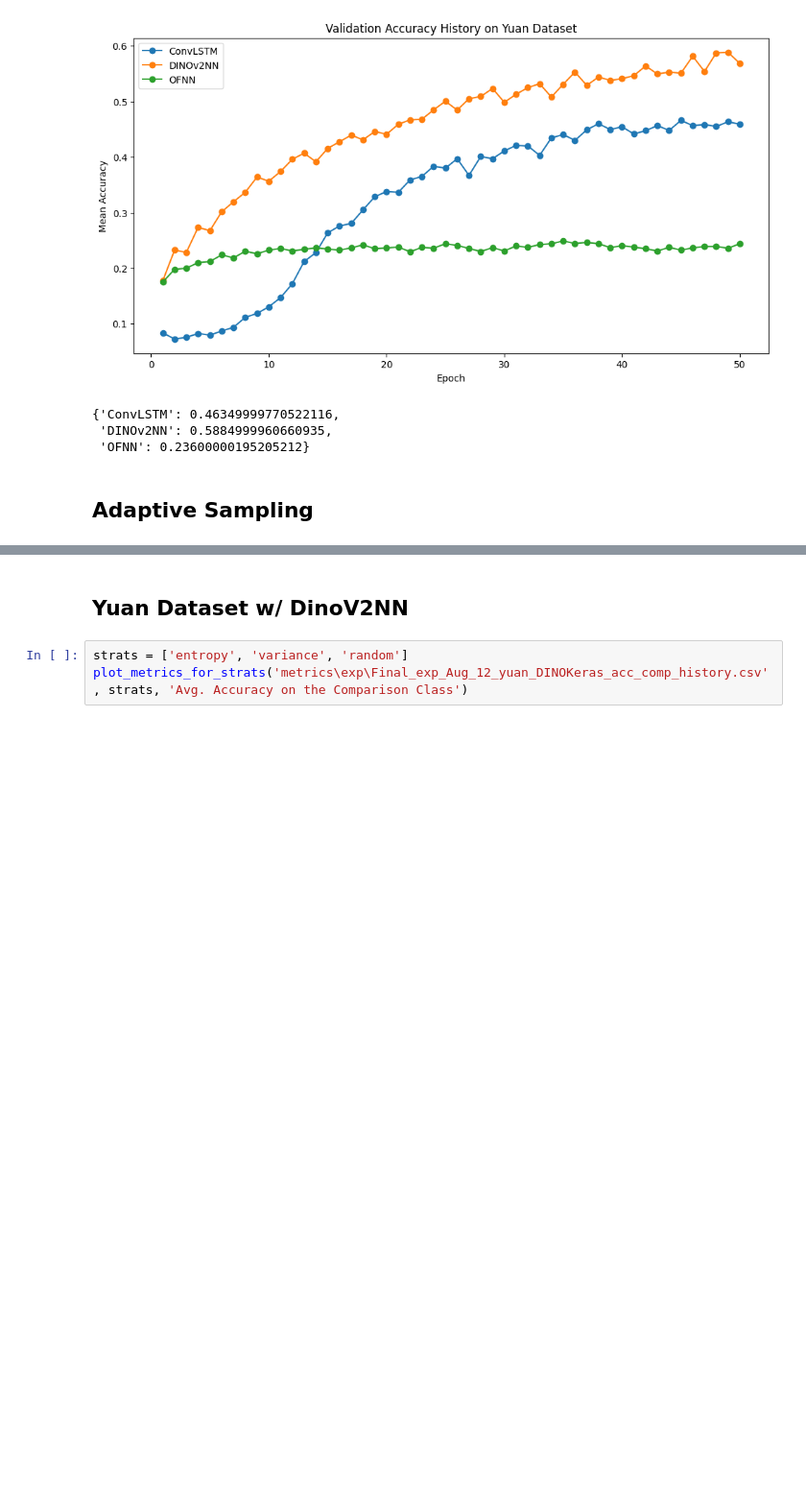
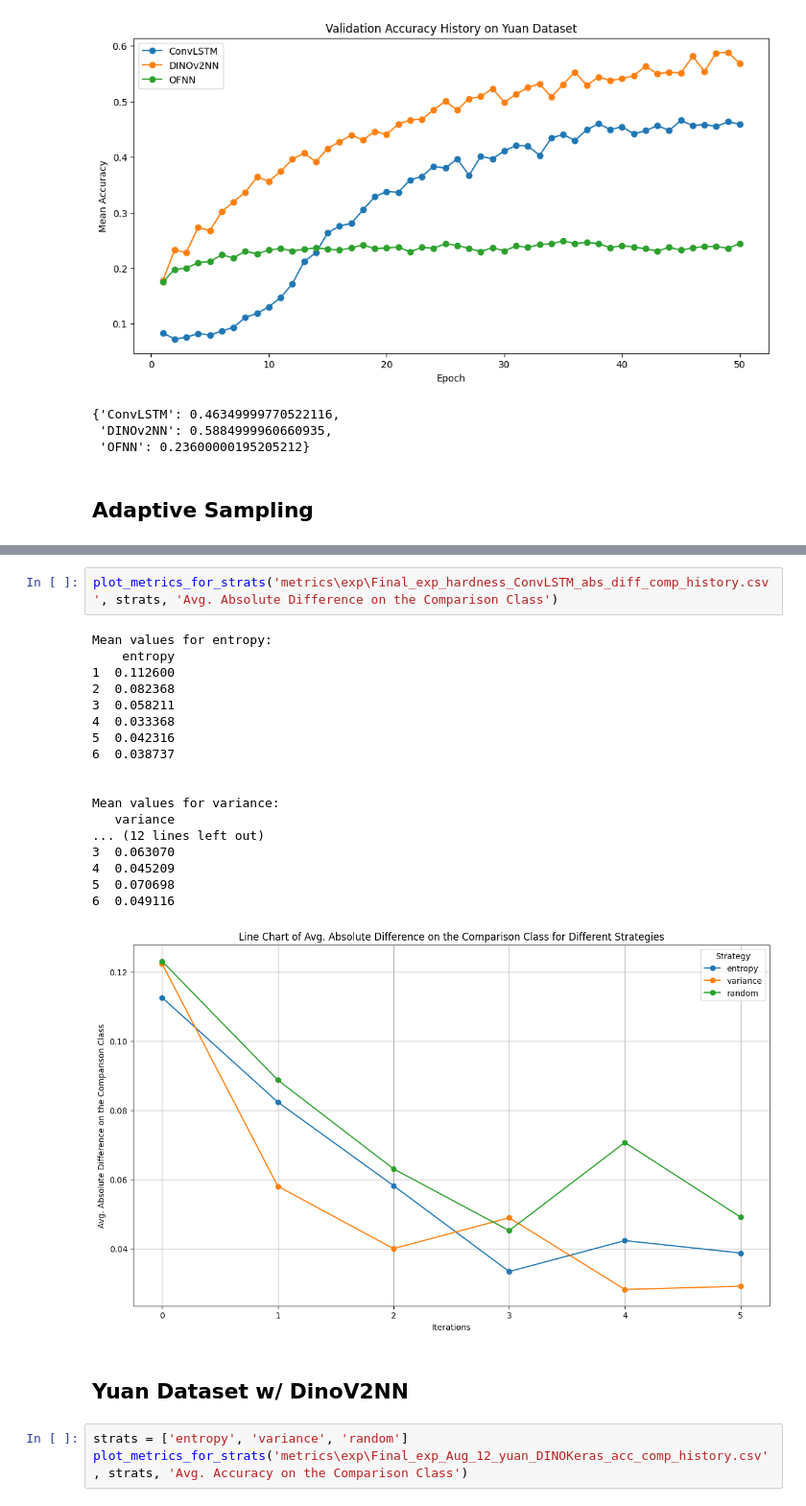
Before and after one commit to alapkshirsagar/active-tactile-hardness-classification, a Jupyter notebook: hardness_classification/visualize.ipynb, the cells around one changed output, grey strips where cells are left out. Shown at 96% size. Cells and saved outputs as stored; diff of their text form; blank space fills up the shorter version.

```diff
--- a/hardness_classification/visualize.ipynb
+++ b/hardness_classification/visualize.ipynb
@@ -174,3 +191,24 @@ def plot_metrics_for_strats(filename, strats, metric):
+# %%
+plot_metrics_for_strats('metrics\exp\Final_exp_hardness_ConvLSTM_abs_diff_comp_history.csv', strats, 'Avg. Absolute Difference on the Comparison Class')
+# %% [output]
+Mean values for entropy:
+    entropy
+1  0.112600
+2  0.082368
+3  0.058211
+4  0.033368
+5  0.042316
+6  0.038737
+
+
+Mean values for variance:
+   variance
+... (12 lines left out)
+3  0.063070
+4  0.045209
+5  0.070698
+6  0.049116
+[figure, added]
 # %% [markdown]
 ## Yuan Dataset w/ DinoV2NN
 # %%
```
Also changed, not shown: parts of 5 cells of this notebook, 14 other files.
